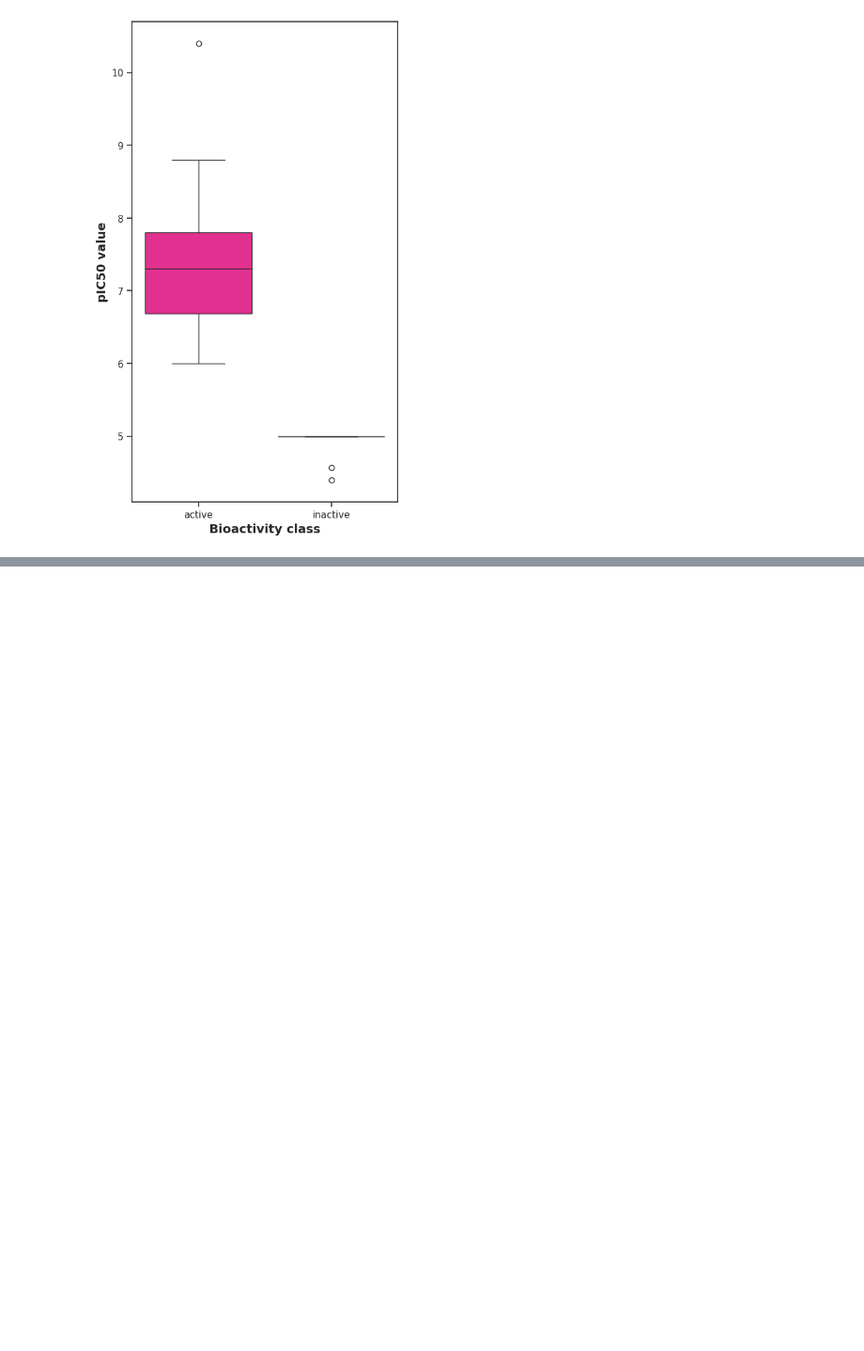
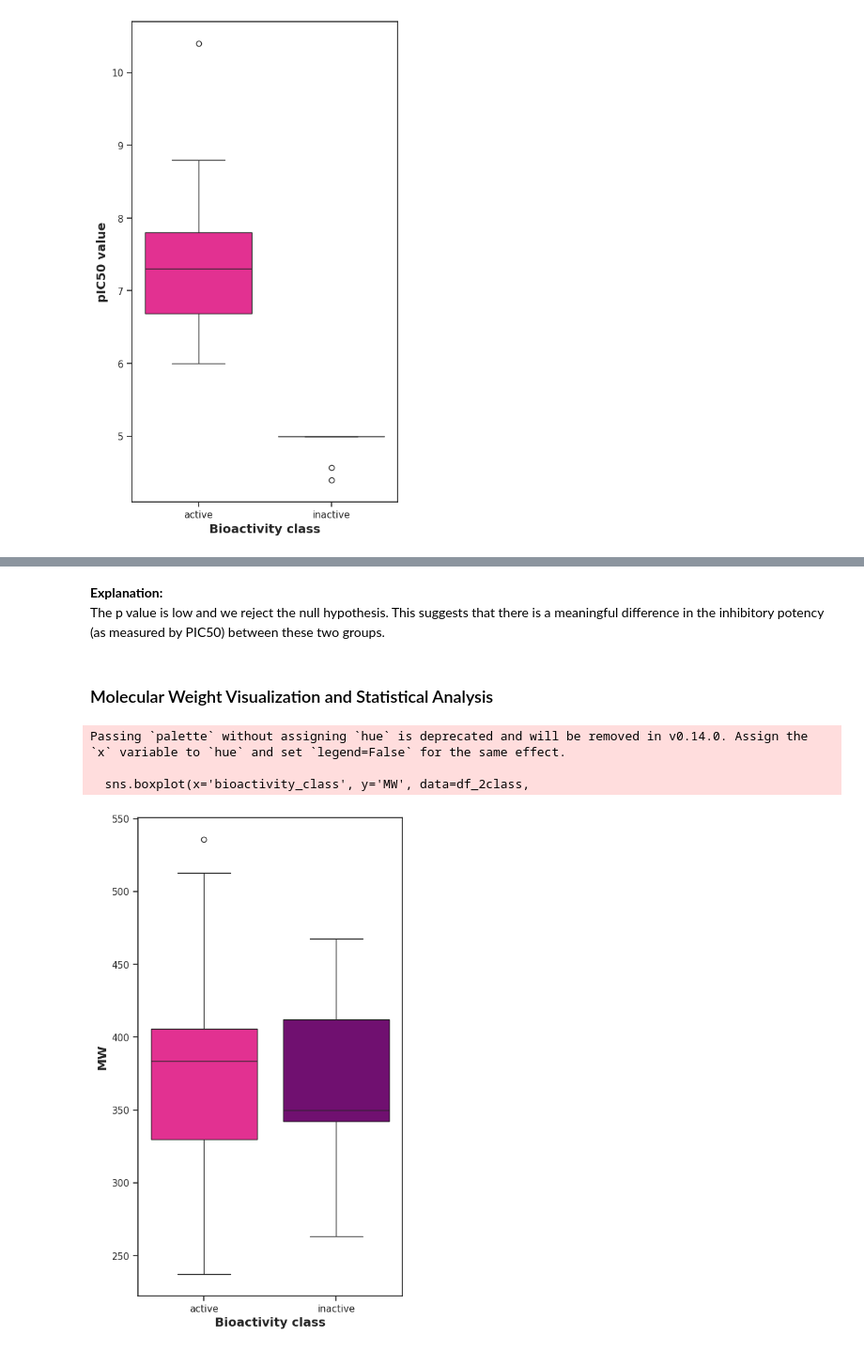
Before and after one commit to samservo09/bioinformatics-bipolar-drug-discovery, a Jupyter notebook: 2-eda.ipynb, the cells around one changed output, grey strips where cells are left out. Shown at 94% size. Saved outputs shown, nothing was run; the diff lists cells and outputs as text; code cells hidden in the pictures; blank space fills up the shorter version.

Commit message:
added boxplot visualizations and statistical analysis to the ff: pIC50, MW, LogP, NumHDonors, and NumHAcceptors

```diff
--- a/2-eda.ipynb
+++ b/2-eda.ipynb
@@ -476,0 +550,27 @@ Passing `palette` without assigning `hue` is deprecated and will be removed in v
+# %% [markdown]
+**Explanation:** <br>
+The p value is low and we reject the null hypothesis. This suggests that there is a meaningful difference in the inhibitory potency (as measured by PIC50) between these two groups.
+# %% [markdown]
+### Molecular Weight Visualization and Statistical Analysis
+# %%
+# molecular weight box plot
+import seaborn as sns
+import matplotlib.pyplot as plt
+
+plt.figure(figsize=(5.5, 10))
+
+# Define a custom color palette
+custom_palette = {'active': 'deeppink', 'inactive': 'purple'}
+
+sns.boxplot(x='bioactivity_class', y='MW', data=df_2class,
+            palette=custom_palette)  # Apply the custom palette
+
+plt.xlabel('Bioactivity class', fontsize=14, fontweight='bold')
+plt.ylabel('MW', fontsize=14, fontweight='bold')
+
+plt.savefig('boxplot_MW.pdf')
+# %% [output]
+Passing `palette` without assigning `hue` is deprecated and will be removed in v0.14.0. Assign the `x` variable to `hue` and set `legend=False` for the same effect.
+
+  sns.boxplot(x='bioactivity_class', y='MW', data=df_2class,
+[figure, added]
```
Also changed, not shown: parts of 38 cells of this notebook.
